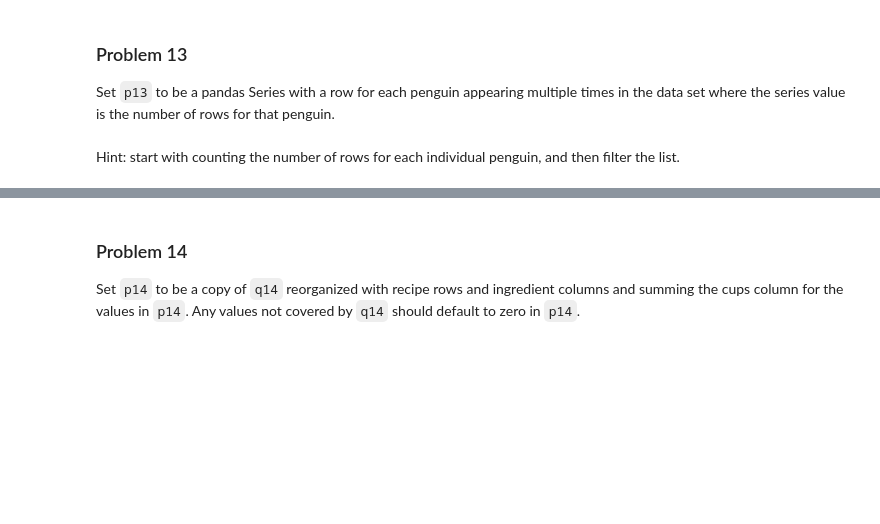
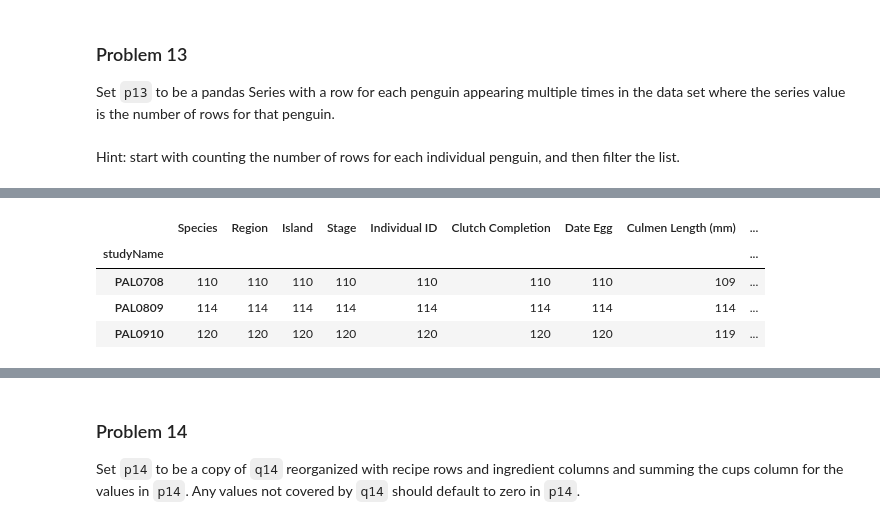
Before and after one commit to Haleymussary00/dx602-homework-09, a Jupyter notebook: homework.ipynb, the cells around one changed output, grey strips where cells are left out. Drawn from its saved outputs; the diff is of its cells as text; code cells hidden in the pictures; blank space fills up the shorter version.

```diff
--- a/homework.ipynb
+++ b/homework.ipynb
@@ -498,3 +540,11 @@ Hint: start with counting the number of rows for each individual penguin, and th
+# %%
+penguins.groupby("studyName").count()
+# %% [output]
+|  | Species | Region | Island | Stage | Individual ID | Clutch Completion | Date Egg | Culmen Length (mm) | ... |
+| studyName |  |  |  |  |  |  |  |  | ... |
+| PAL0708 | 110 | 110 | 110 | 110 | 110 | 110 | 110 | 109 | ... |
+| PAL0809 | 114 | 114 | 114 | 114 | 114 | 114 | 114 | 114 | ... |
+| PAL0910 | 120 | 120 | 120 | 120 | 120 | 120 | 120 | 119 | ... |
 # %%
 # YOUR CHANGES HERE
 
```
Also changed, not shown: parts of 15 cells of this notebook.
